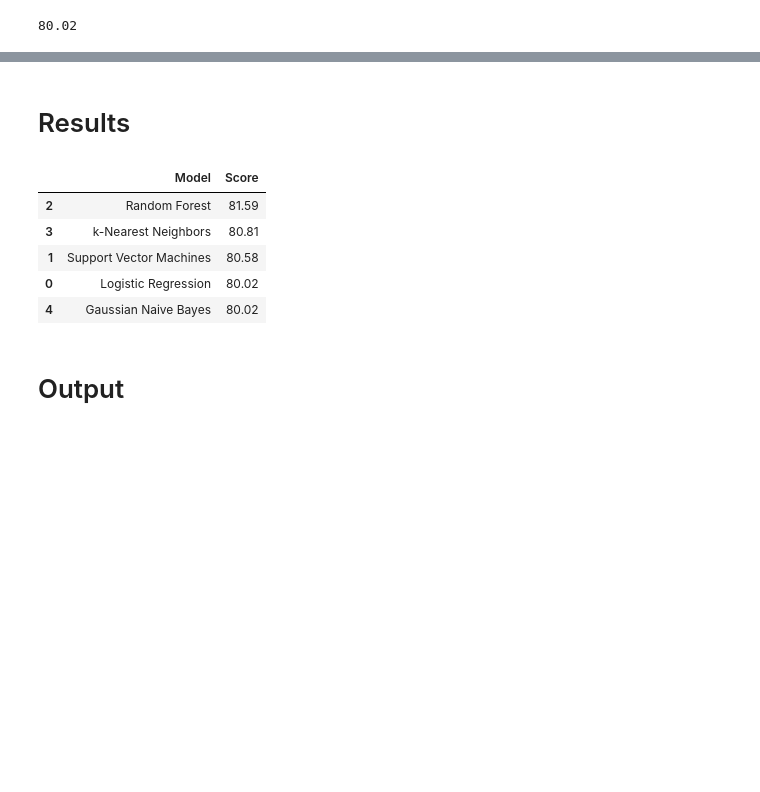
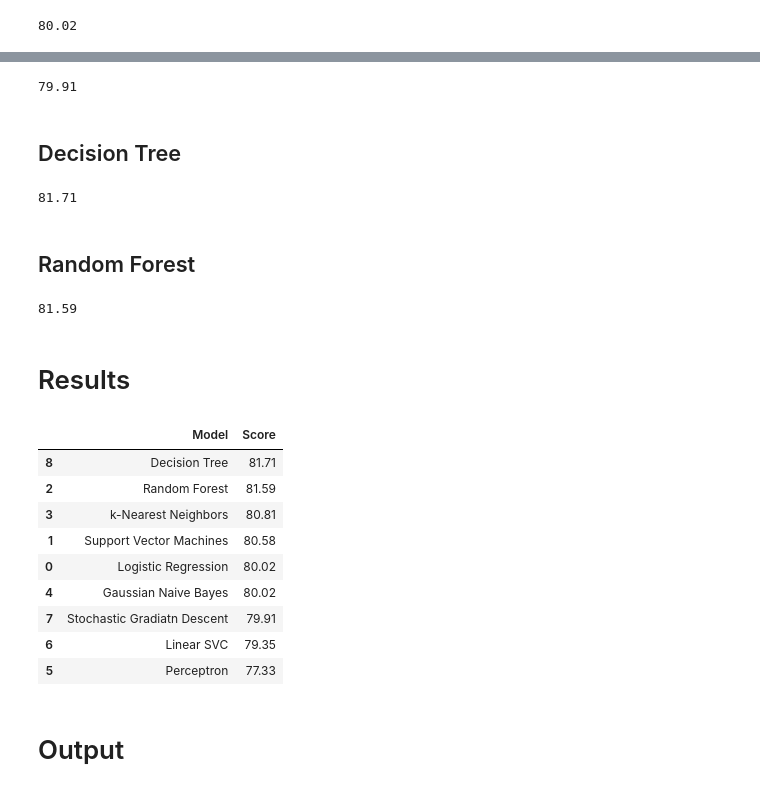
Before and after one commit to katsuba-mikhail/learn-kaggle, a Jupyter notebook: Kaggle_Titanic.ipynb, the cells around one changed output, grey strips where cells are left out. Saved outputs shown, nothing was run; the diff lists cells and outputs as text; code cells hidden in the pictures; blank space fills up the shorter version.

```diff
--- a/Kaggle_Titanic.ipynb
+++ b/Kaggle_Titanic.ipynb
@@ -333,7 +333,7 @@ scr_svc
 # %%
-rndfrt = RandomForestClassifier(n_estimators=100, max_depth=5, random_state=1)
-rndfrt.fit(X_train, Y_train)
-prediction = rndfrt.predict(X_test)
-scr_rf = round(rndfrt.score(X_train, Y_train) * 100, 2)
-scr_rf
+linear_svc = LinearSVC()
+linear_svc.fit(X_train, Y_train)
+Y_pred = linear_svc.predict(X_test)
+scr_linsvc = round(linear_svc.score(X_train, Y_train) * 100, 2)
+scr_linsvc
 # %% [output]
@@ -360,0 +363,6 @@ scr_gaus
+# %%
+perceptron = Perceptron()
+perceptron.fit(X_train, Y_train)
+Y_pred = perceptron.predict(X_test)
+scr_perc = round(perceptron.score(X_train, Y_train) * 100, 2)
+scr_perc
@@ -361,19 +373,60 @@ scr_gaus
+# %%
+sgd = SGDClassifier()
+sgd.fit(X_train, Y_train)
+Y_pred = sgd.predict(X_test)
+scr_sgd = round(sgd.score(X_train, Y_train) * 100, 2)
+scr_sgd
+# %% [output]
+79.91
+# %% [markdown]
+## Decision Tree
+# %%
+decision_tree = DecisionTreeClassifier()
+decision_tree.fit(X_train, Y_train)
+Y_pred = decision_tree.predict(X_test)
+scr_tree = round(decision_tree.score(X_train, Y_train) * 100, 2)
+scr_tree
+# %% [output]
+81.71
+# %% [markdown]
+## Random Forest
+# %%
+rndfrt = RandomForestClassifier(n_estimators=100, max_depth=5, random_state=1)
+rndfrt.fit(X_train, Y_train)
+prediction = rndfrt.predict(X_test)
+scr_rf = round(rndfrt.score(X_train, Y_train) * 100, 2)
+scr_rf
+# %% [output]
+81.59
 # %% [markdown]
 # Results
 # %%
 scores = pd.DataFrame({
-    'Model': ['Logistic Regression', 'Support Vector Machines', 'Random Forest', 'k-Nearest Neighbors', 'Gaussian Naive Bayes'],
-    'Score': [scr_log, scr_svc, scr_rf, scr_knn, scr_gaus]
+    'Model': ['Logistic Regression',
+              'Support Vector Machines',
+              'Random Forest',
+              'k-Nearest Neighbors',
+              'Gaussian Naive Bayes',
+              'Perceptron',
+              'Linear SVC',
+              'Stochastic Gradiatn Descent',
+              'Decision Tree'],
+    'Score': [scr_log, scr_svc, scr_rf, scr_knn, scr_gaus, scr_perc, scr_linsvc,
+              scr_sgd, scr_tree]
 })
 
 scores.sort_values(by='Score', ascending=False)
 # %% [output]
 |  | Model | Score |
+| 8 | Decision Tree | 81.71 |
 | 2 | Random Forest | 81.59 |
 | 3 | k-Nearest Neighbors | 80.81 |
 | 1 | Support Vector Machines | 80.58 |
 | 0 | Logistic Regression | 80.02 |
 | 4 | Gaussian Naive Bayes | 80.02 |
+| 7 | Stochastic Gradiatn Descent | 79.91 |
+| 6 | Linear SVC | 79.35 |
+| 5 | Perceptron | 77.33 |
 # %% [markdown]
 # Output
 # %%
```
Also changed, not shown: parts of 8 cells of this notebook.
